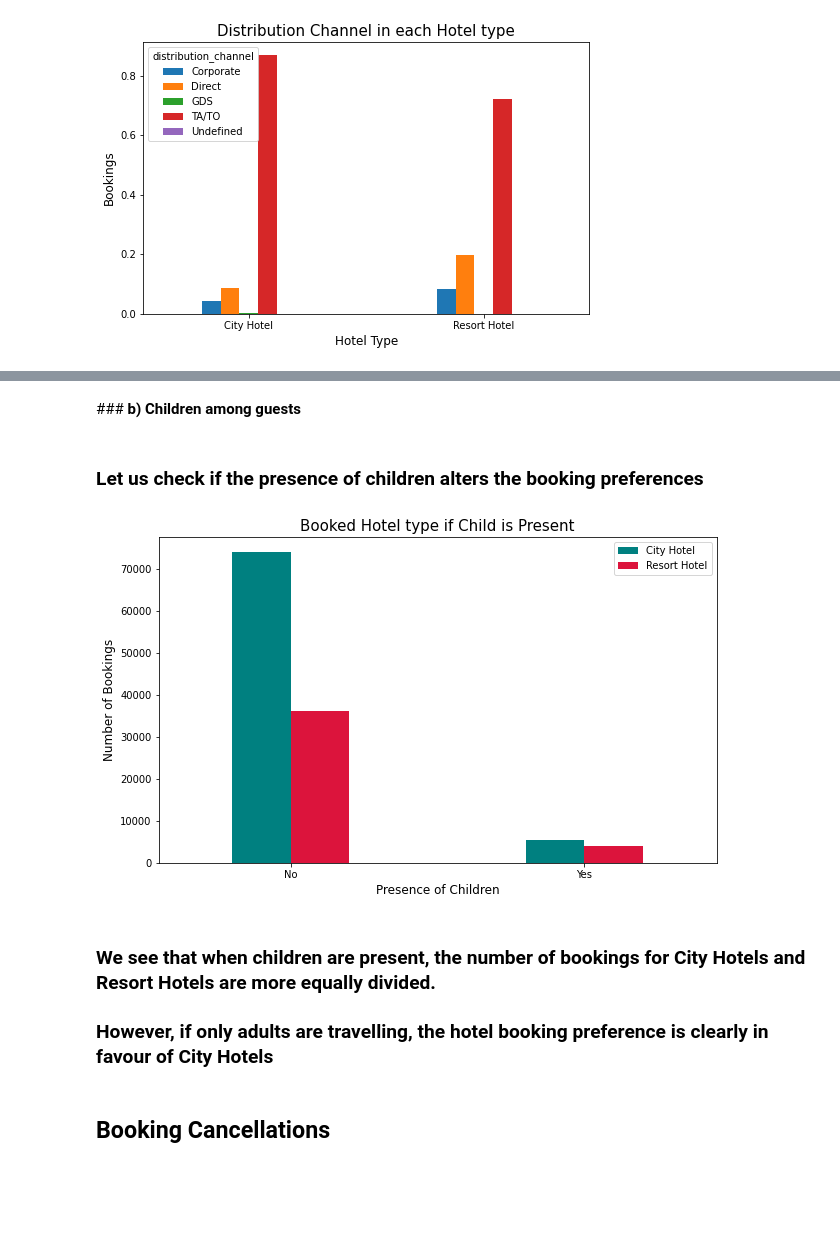
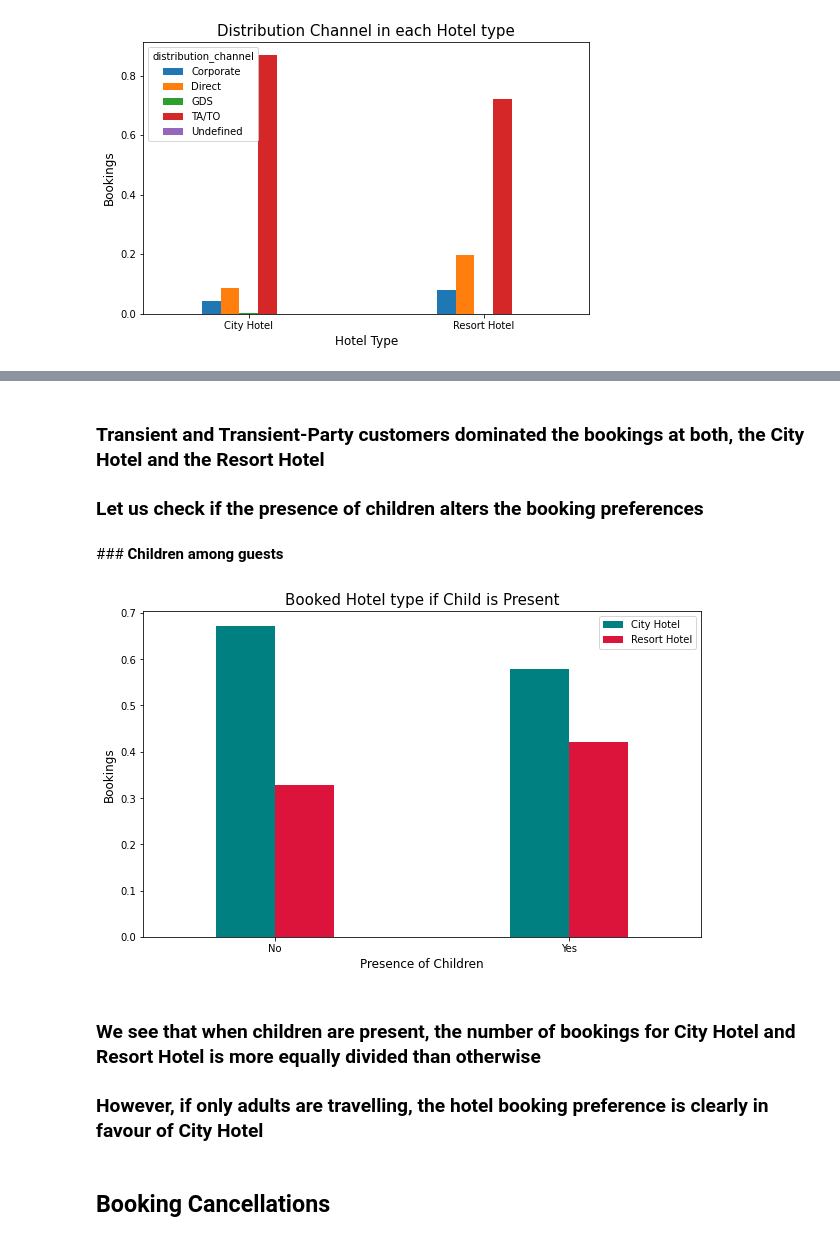
Before and after one commit to priyaregit/EDA_Hotel-Booking, a Jupyter notebook: Hotel_Booking_Analysis_EDA_Capstone_Project.ipynb, the cells around one changed output, grey strips where cells are left out. Drawn from its saved outputs; the diff is of its cells as text; code cells hidden in the pictures; blank space fills up the shorter version.

```diff
--- a/Hotel_Booking_Analysis_EDA_Capstone_Project.ipynb
+++ b/Hotel_Booking_Analysis_EDA_Capstone_Project.ipynb
@@ -385,3 +365,9 @@ hotel_booking.drop(['arrival_date_week_number','previous_bookings_not_canceled']
+# %%
+# Finding the median 'adr' while considering only those adr values that are greater than 0
+median = hotel_booking.loc[ hotel_booking['adr'] > 0, 'adr'].median()
+
+# Assigning the median 'adr' to all observations where 'adr' is less than or equal to 0
+hotel_booking['adr'] = np.where(hotel_booking['adr'] <= 0, median, hotel_booking['adr'])
 # %% [markdown]
 ### It feels intutive to have a single column that combines the data for number of children and babies, instead of two separate ones. So, i create a new column 'child' which has the combined data
 # %%
@@ -405,7 +393,9 @@ hotel_booking['total_guests'] = hotel_booking['adults'] + hotel_booking['child']
 # Creating a new column 'total_stay' by adding the columns 'stays_in_weekend_nights' and 'stays_in_week_nights'
 hotel_booking['total_stay'] = hotel_booking['stays_in_weekend_nights'] + hotel_booking['stays_in_week_nights']
 # %%
+# Keeping only those observations in the data frame in which total guests is greater than 0
+hotel_booking = hotel_booking[hotel_booking['total_guests'] > 0]
+
 # Checking the new shape of our dataset
-
 hotel_booking.shape
 # %% [output]
@@ -438,7 +435,7 @@ for col in columns:
 hotel_booking.loc[hotel_booking.lead_time > 400, 'lead_time'] = 400
 
 # Setting a value of 10 to all the observations of 'stays_in_weekend_nights' that are greater than 10
-hotel_booking.loc[hotel_booking.stays_in_weekend_nights > 10, 'stays_in_weekend_nights'] = 20
+hotel_booking.loc[hotel_booking.stays_in_weekend_nights > 10, 'stays_in_weekend_nights'] = 10
 
 # Setting a value of 20 to all the observations of 'stays_in_week_nights' that are greater than 20
 hotel_booking.loc[hotel_booking.stays_in_week_nights > 20, 'stays_in_week_nights'] = 20
@@ -595,0 +605,12 @@ plt.rcParams['figure.figsize'] = (10, 6)
+# %%
+# Bar plot to visualize the customer type in each hotel type
+customer_type_by_hotel.plot( kind ='bar', width = 0.4)
+
+# Giving labels and legend to the plot
+plt.title('Customers in each Hotel type', fontsize = 15)
+plt.ylabel('Bookings', fontsize = 12)
+plt.xlabel('Hotel type', fontsize = 12)
+plt.xticks(rotation = 'horizontal')
+
+# Setting the display figure size using rcParams method
+plt.rcParams['figure.figsize'] = (10, 6)
@@ -596,29 +619,31 @@ plt.rcParams['figure.figsize'] = (10, 6)
+# %% [markdown]
+### Transient and Transient-Party customers dominated the bookings at both, the City Hotel and the Resort Hotel
+
+### Let us check if the presence of children alters the booking preferences
 # %% [markdown]
-###<b> b) Children among guests
+###<b>  Children among guests
-# %% [markdown]
-### Let us check if the presence of children alters the booking preferences
 # %%
-# Applying groupby on 'if_child' and 'hotel' to check the value count of bookings in each hotel type if child is present
-hoteltype_ifchild = hotel_booking.groupby(['if_child'])['hotel'].value_counts().unstack()
+# Applying groupby on 'if_child' and 'hotel' to check the normalized value count of bookings in each hotel type if child is present
+hoteltype_ifchild = hotel_booking.groupby(['if_child'])['hotel'].value_counts(normalize = True).unstack()
 
 # Bar plot to visualize bookings in each hotel_type if child is present
 hoteltype_ifchild.plot( kind ='bar', width = 0.4, color = ['teal', 'crimson'])
 
 # Giving labels and legend to the plot
 plt.title('Booked Hotel type if Child is Present', fontsize = 15)
-plt.ylabel('Number of Bookings', fontsize = 12)
+plt.ylabel('Bookings', fontsize = 12)
 plt.xlabel('Presence of Children', fontsize = 12)
 plt.legend(['City Hotel', 'Resort Hotel'])
 plt.xticks(ticks = [0.0, 1.0], labels = ['No', 'Yes'], rotation = 'horizontal')
 
 # Setting the display figure size using rcParams method
 plt.rcParams['figure.figsize'] = (10, 6)
 # %% [output]
-[figure, old version]
+[figure, new version]
 # %% [markdown]
-### We see that when children are present, the number of bookings for City Hotels and Resort Hotels are more equally divided.
+### We see that when children are present, the number of bookings for City Hotel and Resort Hotel is more equally divided than otherwise
 
-### However, if only adults are travelling, the hotel booking preference is clearly in favour of City Hotels
+### However, if only adults are travelling, the hotel booking preference is clearly in favour of City Hotel
 # %% [markdown]
 ## <b> Booking Cancellations
 # %% [markdown]
```
Also changed, not shown: parts of 153 cells of this notebook.
